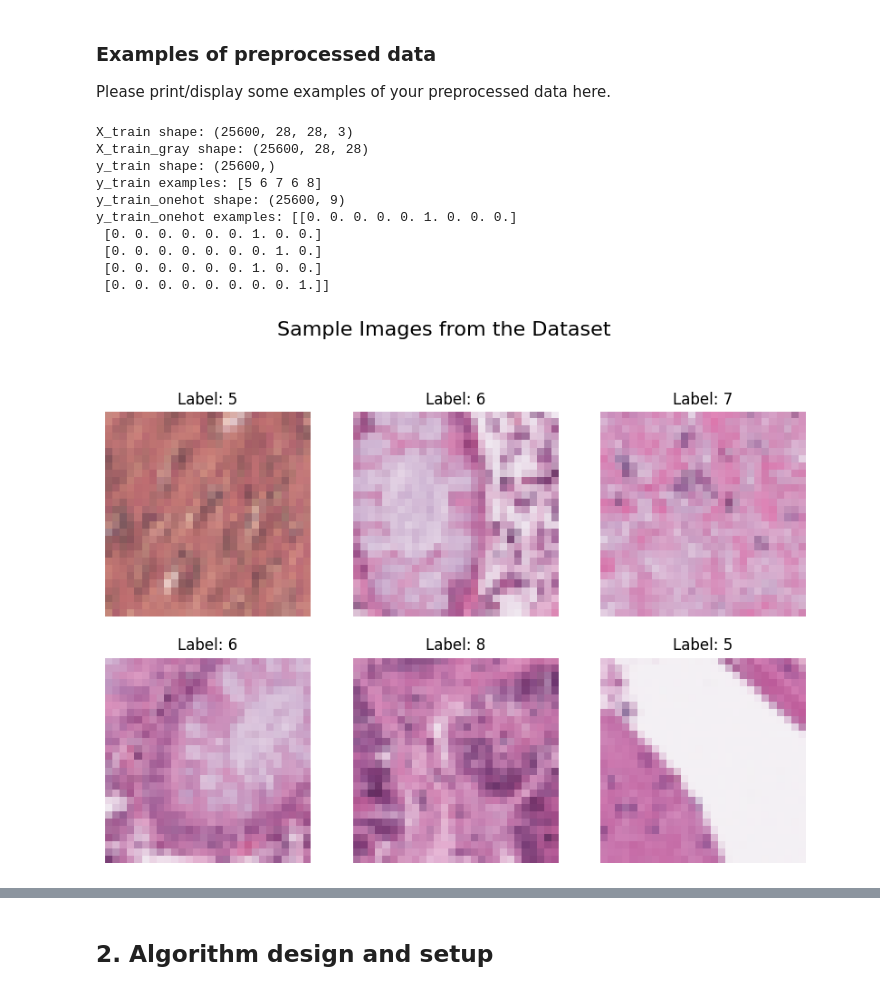
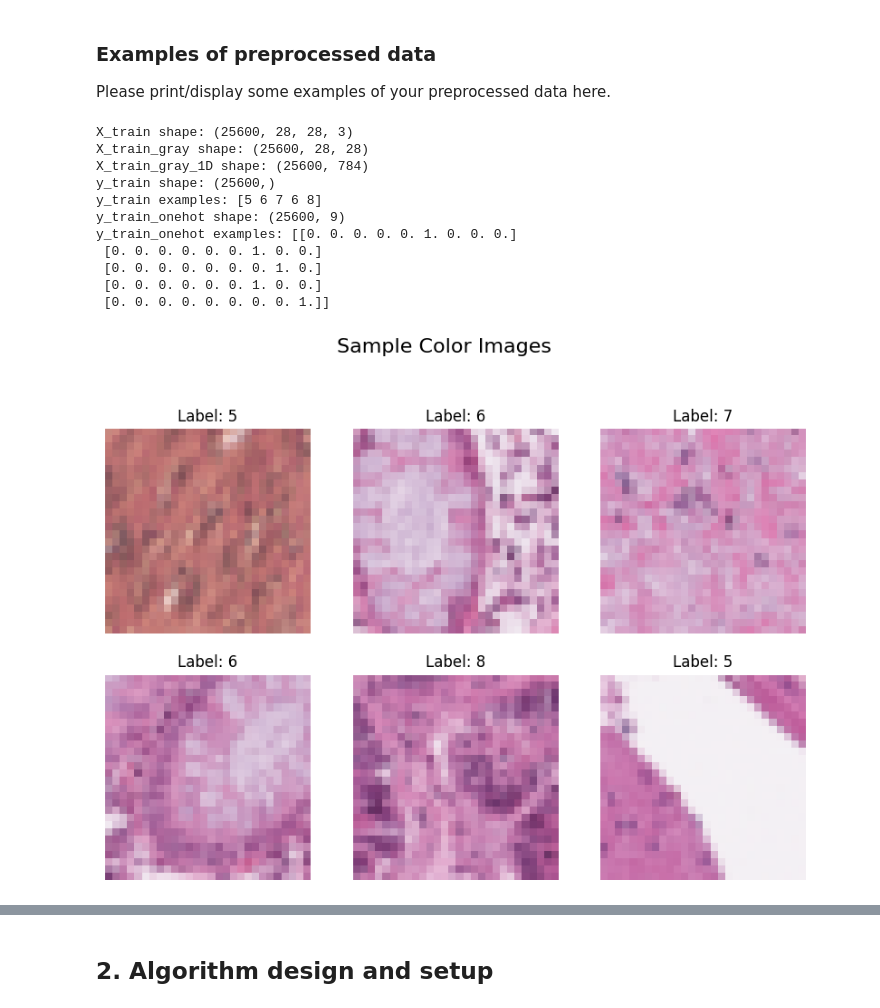
Before and after one commit to alexauren/comp5318, a Jupyter notebook: assignment-2/COMP5318-assignment2-template-notebook.ipynb, the cells around one changed output, grey strips where cells are left out. Cells and saved outputs as stored; diff of their text form; code cells hidden in the pictures.

```diff
--- a/assignment-2/COMP5318-assignment2-template-notebook.ipynb
+++ b/assignment-2/COMP5318-assignment2-template-notebook.ipynb
@@ -42,38 +53,46 @@ y_test_onehot = keras.utils.to_categorical(y_test, 9)
 #split training sets into training and validation
 X_train, X_val, y_train, y_val = train_test_split(X_train, y_train, test_size=0.2, random_state=42)
 X_train_gray, X_val_gray, y_train_onehot, y_val_onehot = train_test_split(X_train_gray, y_train_onehot, test_size=0.2, random_state=42)
+
+# reshape the data to 1D arrays for random forest
+X_train_gray_1D = X_train_gray.reshape(len(X_train_gray), 28*28)
+X_test_gray_1D = X_test_gray.reshape(len(X_test), 28*28)
+X_val_gray_1D = X_val_gray.reshape(len(X_val_gray), 28*28)
 # %% [markdown]
 ### Examples of preprocessed data
 Please print/display some examples of your preprocessed data here.
 # %%
 print("X_train shape:", X_train.shape)
 print("X_train_gray shape:", X_train_gray.shape)
+print("X_train_gray_1D shape:", X_train_gray_1D.shape)
 print("y_train shape:", y_train.shape)
+
 print("y_train examples:", y_train[:5])
 print("y_train_onehot shape:", y_train_onehot.shape)
-print("y_train_onehot examples:" , y_train_onehot[:5])
+print("y_train_onehot examples:", y_train_onehot[:5])
 
 def plot_images(title, dataset:np.ndarray, labels:np.ndarray, num_images:int=6):
     plt.figure(figsize=(10, 10))
     for i in range(num_images):
         plt.subplot(3, 3, i + 1)
         plt.imshow(dataset[i])
         plt.axis('off')
         plt.title(f"Label: {labels[i]}")
-    plt.suptitle('Sample Images from the Dataset', fontsize=16)
+    plt.suptitle(title, fontsize=16)
     plt.show()
 
 plot_images('Sample Color Images', X_train, y_train, num_images=6)
 plot_images('Sample Grayscale images', X_train_gray, y_train, num_images=6)
 # %% [output]
 X_train shape: (25600, 28, 28, 3)
 X_train_gray shape: (25600, 28, 28)
+X_train_gray_1D shape: (25600, 784)
 y_train shape: (25600,)
 y_train examples: [5 6 7 6 8]
 y_train_onehot shape: (25600, 9)
 y_train_onehot examples: [[0. 0. 0. 0. 0. 1. 0. 0. 0.]
  [0. 0. 0. 0. 0. 0. 1. 0. 0.]
  [0. 0. 0. 0. 0. 0. 0. 1. 0.]
  [0. 0. 0. 0. 0. 0. 1. 0. 0.]
  [0. 0. 0. 0. 0. 0. 0. 0. 1.]]
-[figure, old version]
+[figure, new version]
```
Also changed, not shown: parts of 11 cells of this notebook.
